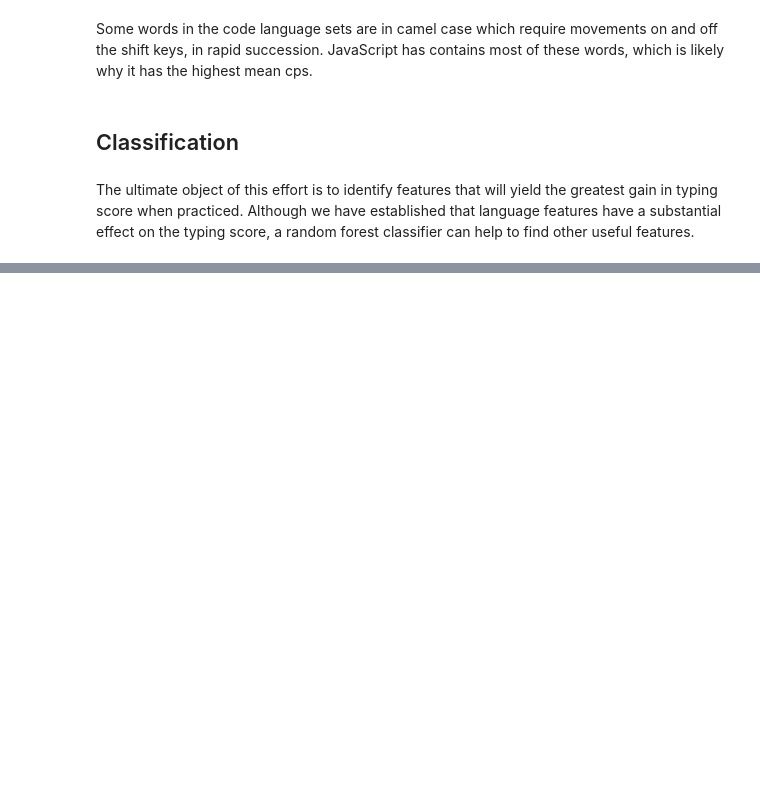
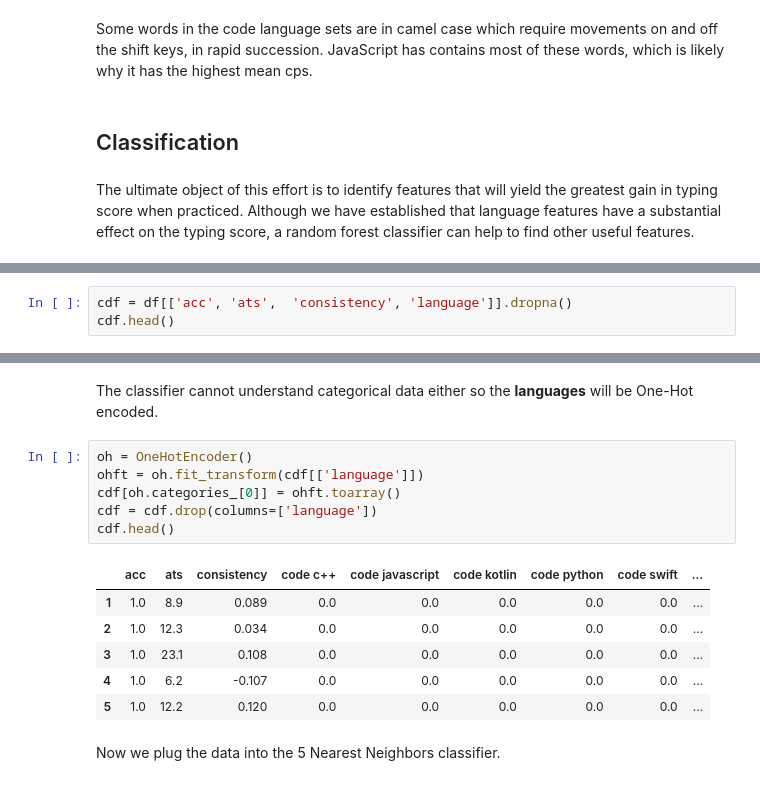
Before and after one commit to rmchorgh/MonkeyTypeMachineLearn, a Jupyter notebook: main.ipynb, the cells around one changed output, grey strips where cells are left out. Drawn from its saved outputs; the diff is of its cells as text; blank space fills up the shorter version.

```diff
--- a/main.ipynb
+++ b/main.ipynb
@@ -585,0 +591,3 @@ The ultimate object of this effort is to identify features that will yield the g
+# %%
+cdf = df[['acc', 'ats',  'consistency', 'language']].dropna()
+cdf.head()
@@ -585,0 +601,17 @@ The ultimate object of this effort is to identify features that will yield the g
+# %% [markdown]
+The classifier cannot understand categorical data either so the __languages__ will be One-Hot encoded.
+# %%
+oh = OneHotEncoder()
+ohft = oh.fit_transform(cdf[['language']])
+cdf[oh.categories_[0]] = ohft.toarray()
+cdf = cdf.drop(columns=['language'])
+cdf.head()
+# %% [output]
+|  | acc | ats | consistency | code c++ | code javascript | code kotlin | code python | code swift | ... |
+| 1 | 1.0 | 8.9 | 0.089 | 0.0 | 0.0 | 0.0 | 0.0 | 0.0 | ... |
+| 2 | 1.0 | 12.3 | 0.034 | 0.0 | 0.0 | 0.0 | 0.0 | 0.0 | ... |
+| 3 | 1.0 | 23.1 | 0.108 | 0.0 | 0.0 | 0.0 | 0.0 | 0.0 | ... |
+| 4 | 1.0 | 6.2 | -0.107 | 0.0 | 0.0 | 0.0 | 0.0 | 0.0 | ... |
+| 5 | 1.0 | 12.2 | 0.120 | 0.0 | 0.0 | 0.0 | 0.0 | 0.0 | ... |
+# %% [markdown]
+Now we plug the data into the 5 Nearest Neighbors classifier.
```
Also changed, not shown: parts of 14 cells of this notebook, 1 other file.
